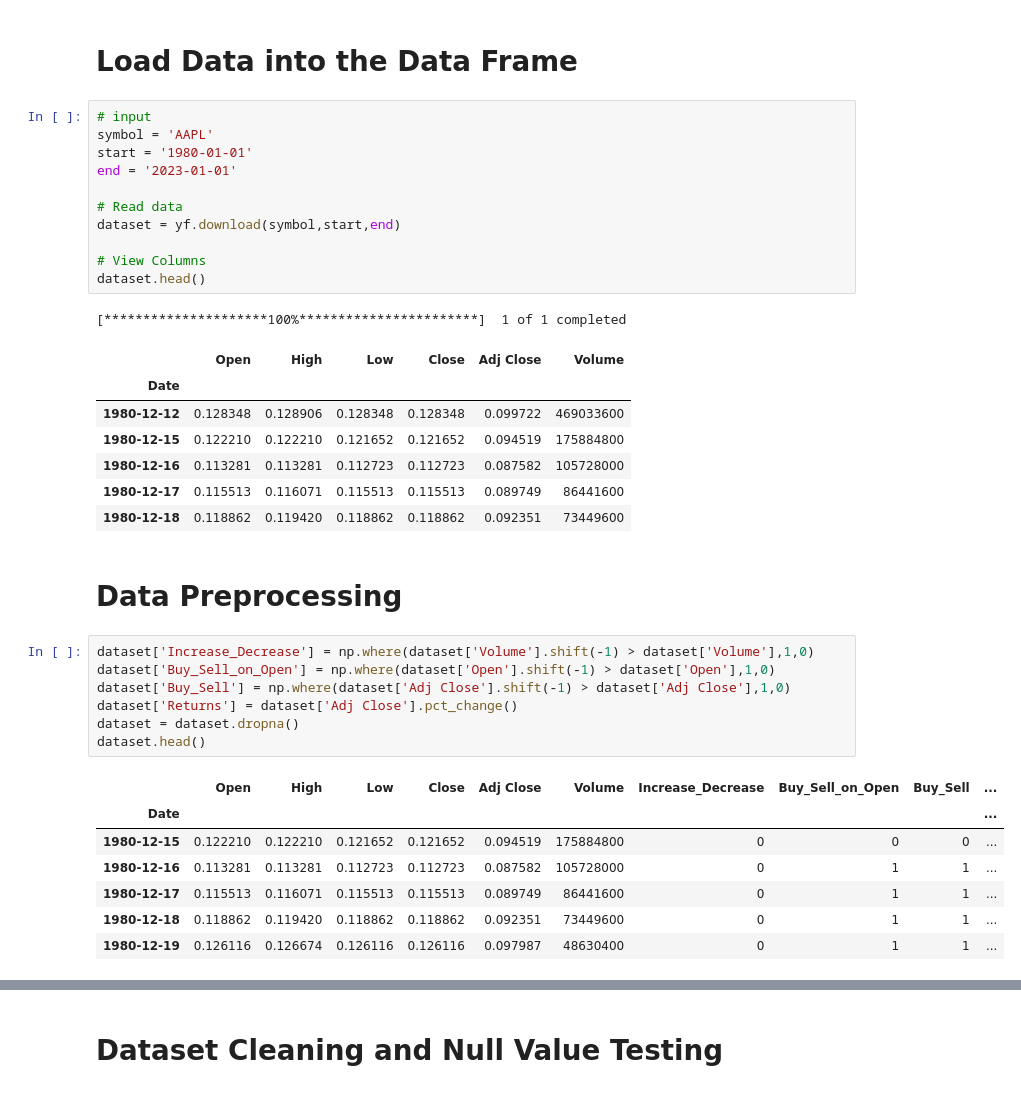
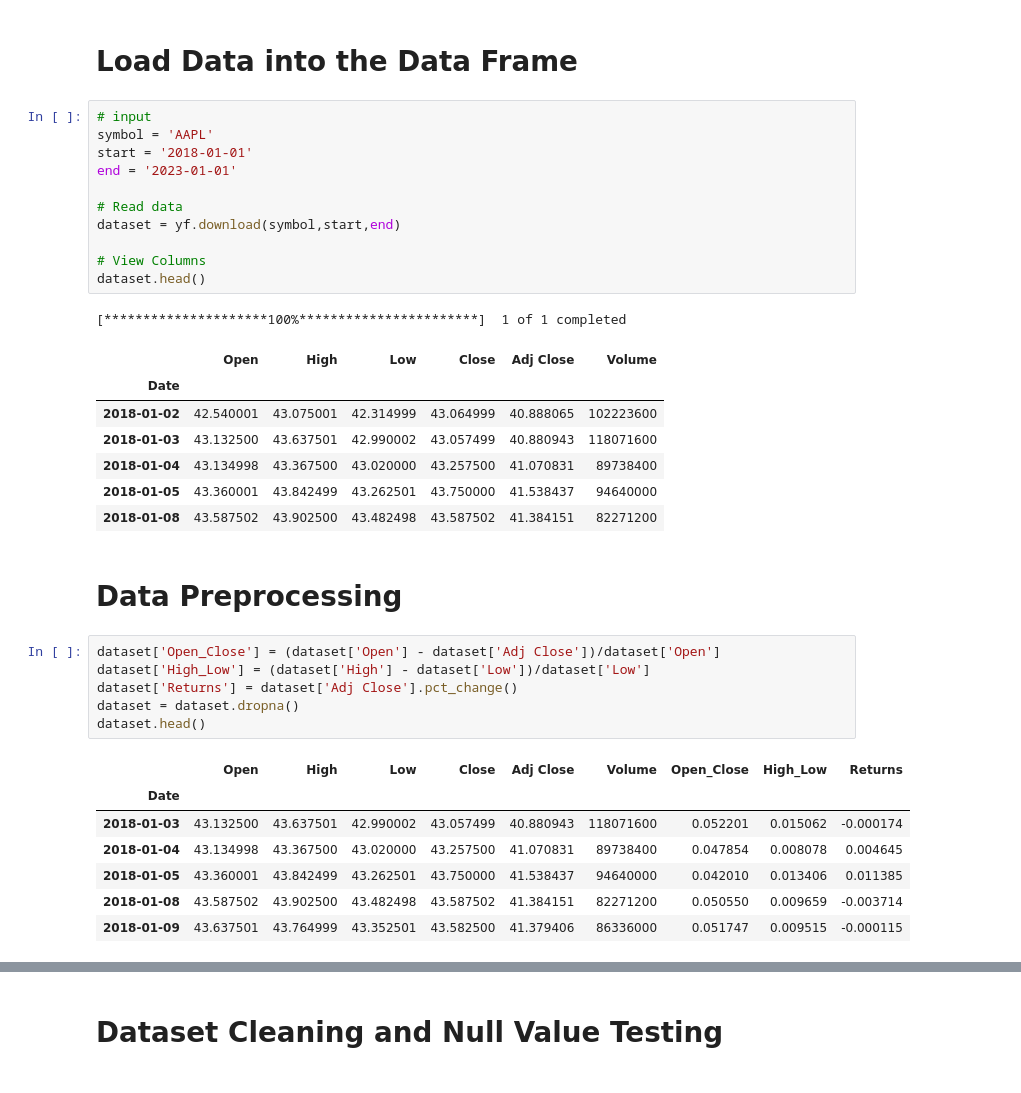
Before and after one commit to ManulThisuraka/ML_Assignment_AAPL_Price_predication, a Jupyter notebook: algorithms/bayesian_ridge_regression_apple_stock_price_prediction.ipynb, the cells around one changed output, grey strips where cells are left out. Cells and saved outputs as stored; diff of their text form.

```diff
--- a/algorithms/bayesian_ridge_regression_apple_stock_price_prediction.ipynb
+++ b/algorithms/bayesian_ridge_regression_apple_stock_price_prediction.ipynb
@@ -49,7 +49,7 @@ import seaborn as sns
 # %%
 # input
 symbol = 'AAPL'
-start = '1980-01-01'
+start = '2018-01-01'
 end = '2023-01-01'
 
 # Read data
@@ -61,28 +61,27 @@ dataset.head()
 [*********************100%***********************]  1 of 1 completed
 |  | Open | High | Low | Close | Adj Close | Volume |
 | Date |  |  |  |  |  |  |
-| 1980-12-12 | 0.128348 | 0.128906 | 0.128348 | 0.128348 | 0.099722 | 469033600 |
-| 1980-12-15 | 0.122210 | 0.122210 | 0.121652 | 0.121652 | 0.094519 | 175884800 |
-| 1980-12-16 | 0.113281 | 0.113281 | 0.112723 | 0.112723 | 0.087582 | 105728000 |
-| 1980-12-17 | 0.115513 | 0.116071 | 0.115513 | 0.115513 | 0.089749 | 86441600 |
-| 1980-12-18 | 0.118862 | 0.119420 | 0.118862 | 0.118862 | 0.092351 | 73449600 |
+| 2018-01-02 | 42.540001 | 43.075001 | 42.314999 | 43.064999 | 40.888065 | 102223600 |
+| 2018-01-03 | 43.132500 | 43.637501 | 42.990002 | 43.057499 | 40.880943 | 118071600 |
+| 2018-01-04 | 43.134998 | 43.367500 | 43.020000 | 43.257500 | 41.070831 | 89738400 |
+| 2018-01-05 | 43.360001 | 43.842499 | 43.262501 | 43.750000 | 41.538437 | 94640000 |
+| 2018-01-08 | 43.587502 | 43.902500 | 43.482498 | 43.587502 | 41.384151 | 82271200 |
 # %% [markdown]
 # Data Preprocessing
 # %%
-dataset['Increase_Decrease'] = np.where(dataset['Volume'].shift(-1) > dataset['Volume'],1,0)
-dataset['Buy_Sell_on_Open'] = np.where(dataset['Open'].shift(-1) > dataset['Open'],1,0)
-dataset['Buy_Sell'] = np.where(dataset['Adj Close'].shift(-1) > dataset['Adj Close'],1,0)
+dataset['Open_Close'] = (dataset['Open'] - dataset['Adj Close'])/dataset['Open']
+dataset['High_Low'] = (dataset['High'] - dataset['Low'])/dataset['Low']
 dataset['Returns'] = dataset['Adj Close'].pct_change()
 dataset = dataset.dropna()
 dataset.head()
 # %% [output]
-|  | Open | High | Low | Close | Adj Close | Volume | Increase_Decrease | Buy_Sell_on_Open | Buy_Sell | ... |
-| Date |  |  |  |  |  |  |  |  |  | ... |
-| 1980-12-15 | 0.122210 | 0.122210 | 0.121652 | 0.121652 | 0.094519 | 175884800 | 0 | 0 | 0 | ... |
-| 1980-12-16 | 0.113281 | 0.113281 | 0.112723 | 0.112723 | 0.087582 | 105728000 | 0 | 1 | 1 | ... |
-| 1980-12-17 | 0.115513 | 0.116071 | 0.115513 | 0.115513 | 0.089749 | 86441600 | 0 | 1 | 1 | ... |
-| 1980-12-18 | 0.118862 | 0.119420 | 0.118862 | 0.118862 | 0.092351 | 73449600 | 0 | 1 | 1 | ... |
-| 1980-12-19 | 0.126116 | 0.126674 | 0.126116 | 0.126116 | 0.097987 | 48630400 | 0 | 1 | 1 | ... |
+|  | Open | High | Low | Close | Adj Close | Volume | Open_Close | High_Low | Returns |
+| Date |  |  |  |  |  |  |  |  |  |
+| 2018-01-03 | 43.132500 | 43.637501 | 42.990002 | 43.057499 | 40.880943 | 118071600 | 0.052201 | 0.015062 | -0.000174 |
+| 2018-01-04 | 43.134998 | 43.367500 | 43.020000 | 43.257500 | 41.070831 | 89738400 | 0.047854 | 0.008078 | 0.004645 |
+| 2018-01-05 | 43.360001 | 43.842499 | 43.262501 | 43.750000 | 41.538437 | 94640000 | 0.042010 | 0.013406 | 0.011385 |
+| 2018-01-08 | 43.587502 | 43.902500 | 43.482498 | 43.587502 | 41.384151 | 82271200 | 0.050550 | 0.009659 | -0.003714 |
+| 2018-01-09 | 43.637501 | 43.764999 | 43.352501 | 43.582500 | 41.379406 | 86336000 | 0.051747 | 0.009515 | -0.000115 |
 # %%
 #View Dataset
 dataset
```
Also changed, not shown: parts of 19 cells of this notebook.
